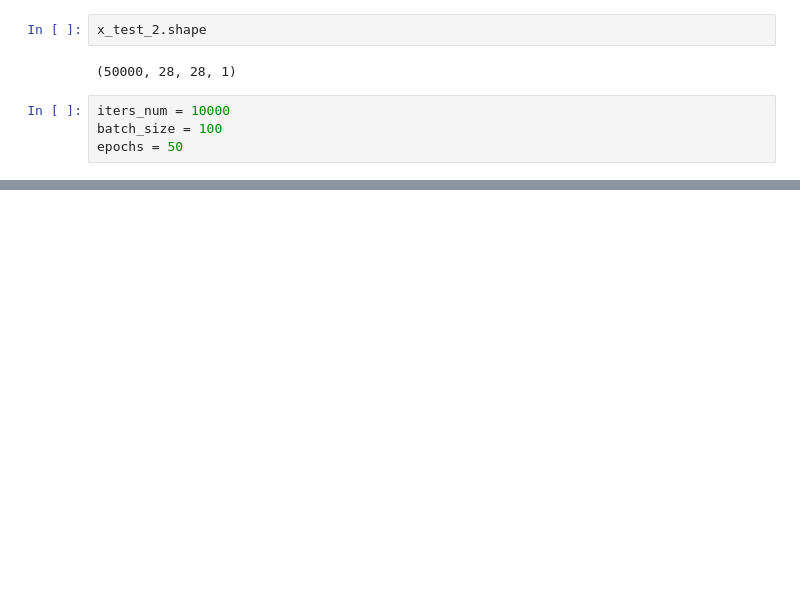
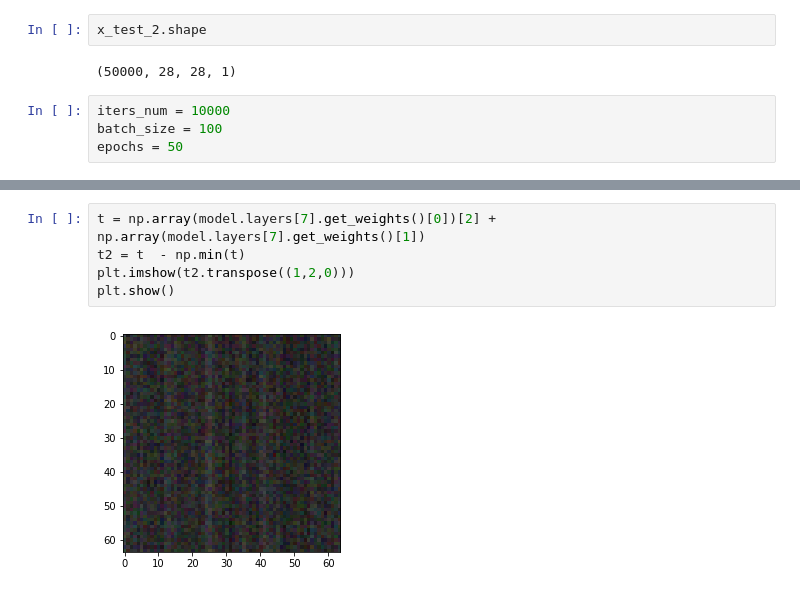
Before and after one commit to ntuaha/Esun_Tutor, a Jupyter notebook: dp/深度學習的基礎理論實作 - day12.ipynb, the cells around one changed output, grey strips where cells are left out. Saved outputs shown, nothing was run; the diff lists cells and outputs as text; blank space fills up the shorter version.

```diff
--- a/dp/深度學習的基礎理論實作 - day12.ipynb
+++ b/dp/深度學習的基礎理論實作 - day12.ipynb
@@ -76,0 +120,7 @@ score = model.evaluate(x_test_2, t_test_2, batch_size=batch_size)
+# %%
+t = np.array(model.layers[7].get_weights()[0])[2] + np.array(model.layers[7].get_weights()[1])
+t2 = t  - np.min(t)
+plt.imshow(t2.transpose((1,2,0)))
+plt.show()
+# %% [output]
+[figure, added]
```
Also changed, not shown: parts of 9 cells of this notebook, 1 other file.
